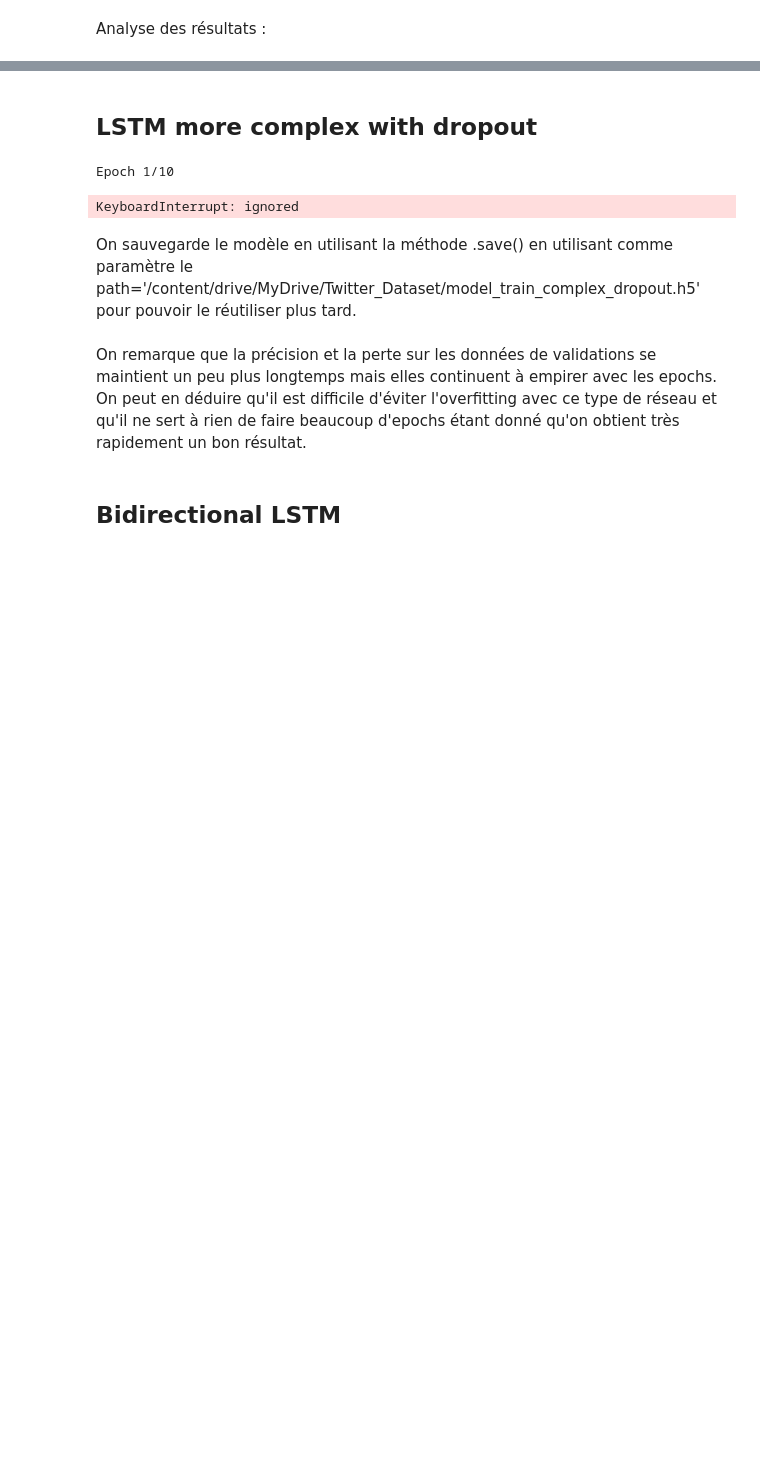
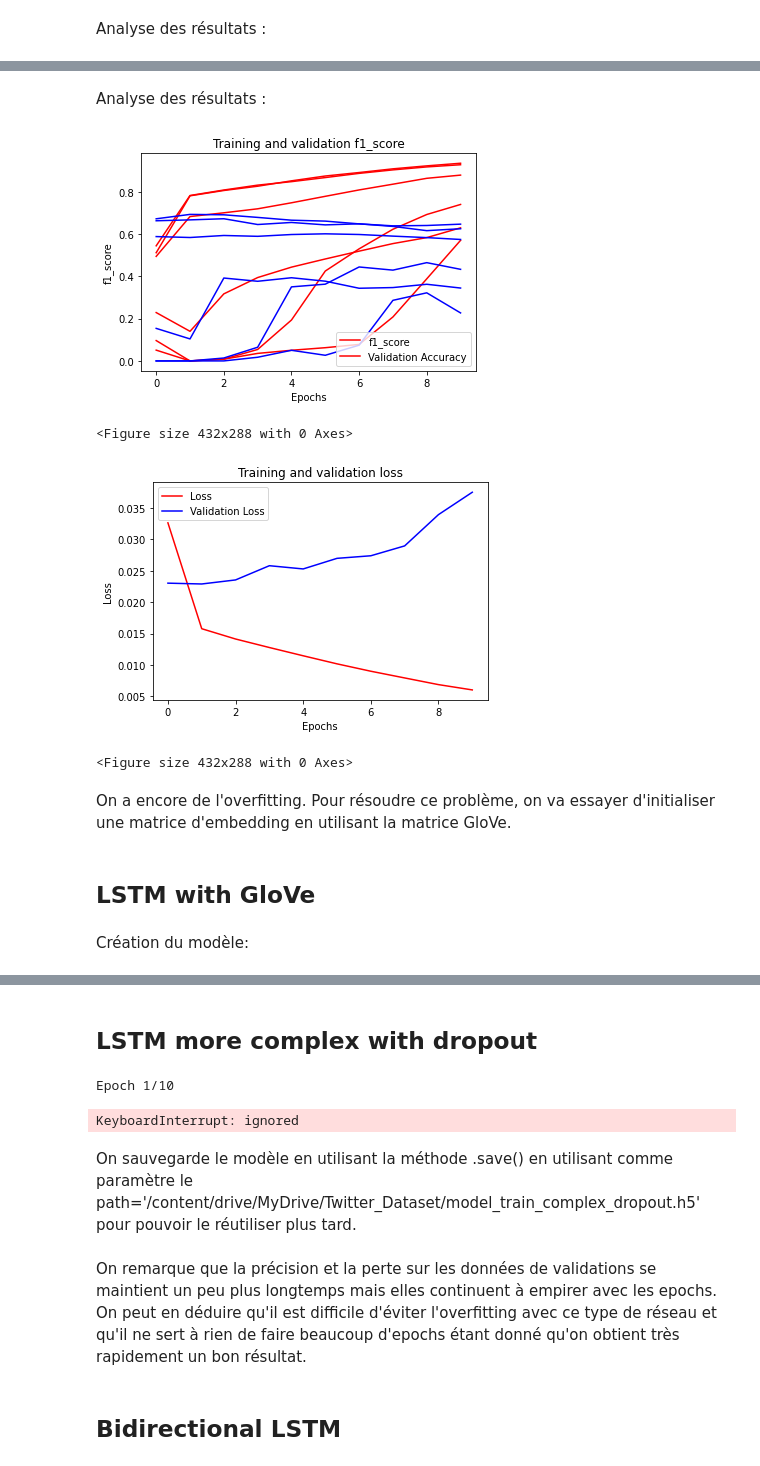
Before and after one commit to Giraud-Pierre/Toxic_Comment_classification, a Jupyter notebook: Classification_commentaires_toxiques_2.ipynb, the cells around one changed output, grey strips where cells are left out. Drawn from its saved outputs; the diff is of its cells as text; code cells hidden in the pictures; blank space fills up the shorter version.

```diff
--- a/Classification_commentaires_toxiques_2.ipynb
+++ b/Classification_commentaires_toxiques_2.ipynb
@@ -939,0 +1015,5 @@ On voit ici que la précision et la perte sur les données de validation diminue
+# %%
+model = Sequential()
+model.add(Embedding(20000+1, embedding_dim, input_length=max_length))
+model.add(LSTM(units=64))
+model.add(Dense(6, activation='sigmoid'))
@@ -939,0 +1040,2 @@ On voit ici que la précision et la perte sur les données de validation diminue
+# %%
+model.compile(loss='binary_crossentropy',optimizer='adam',metrics=F1Score(6, threshold = 0.5), loss_weights = class_weights)
@@ -939,0 +1044,12 @@ On voit ici que la précision et la perte sur les données de validation diminue
+# %%
+history = model.fit(training_padded,
+                      training_labels,
+                      epochs=num_epochs,
+                      validation_data=(testing_padded, testing_labels),
+                      batch_size = 256,
+                      verbose=1,
+                      callbacks = ModelCheckpoint(
+                          '/content/drive/MyDrive/NLP_4A/Projet/Model/lstm_class_weights_{0}_{1}.h5'.format(epochs,val_loss),
+                          save_best_only = True, verbose=0, mode='auto', save_freq='epoch'))
+
+print("Training Complete")
@@ -939,0 +1074,50 @@ On voit ici que la précision et la perte sur les données de validation diminue
+# %% [markdown]
+Analyse des résultats :
+# %%
+#-----------------------------------------------------------
+# Retrieve a list of list results on training and test data
+# sets for each training epoch
+#-----------------------------------------------------------
+acc=history.history['f1_score']
+val_acc=history.history['val_f1_score']
+loss=history.history['loss']
+val_loss=history.history['val_loss']
+
+epochs=range(len(acc)) # Get number of epochs
+
+#------------------------------------------------
+# Plot training and validation accuracy per epoch
+#------------------------------------------------
+plt.plot(epochs, acc, 'r')
+plt.plot(epochs, val_acc, 'b')
+plt.title('Training and validation f1_score')
+plt.xlabel("Epochs")
+plt.ylabel("f1_score")
+plt.legend(["f1_score", "Validation Accuracy"])
+
+plt.figure()
+plt.show()
+
+#------------------------------------------------
+# Plot training and validation loss per epoch
+#------------------------------------------------
+plt.plot(epochs, loss, 'r')
+plt.plot(epochs, val_loss, 'b')
+plt.title('Training and validation loss')
+plt.xlabel("Epochs")
+plt.ylabel("Loss")
+plt.legend(["Loss", "Validation Loss"])
+
+plt.figure()
+plt.show()
+# %% [output]
+[figure, added]
+<Figure size 432x288 with 0 Axes>
+[figure, added]
+<Figure size 432x288 with 0 Axes>
+# %% [markdown]
+On a encore de l'overfitting. Pour résoudre ce problème, on va essayer d'initialiser une matrice d'embedding en utilisant la matrice GloVe.
+# %% [markdown]
+## LSTM with GloVe
+# %% [markdown]
+Création du modèle:
```
Also changed, not shown: parts of 44 cells of this notebook.
